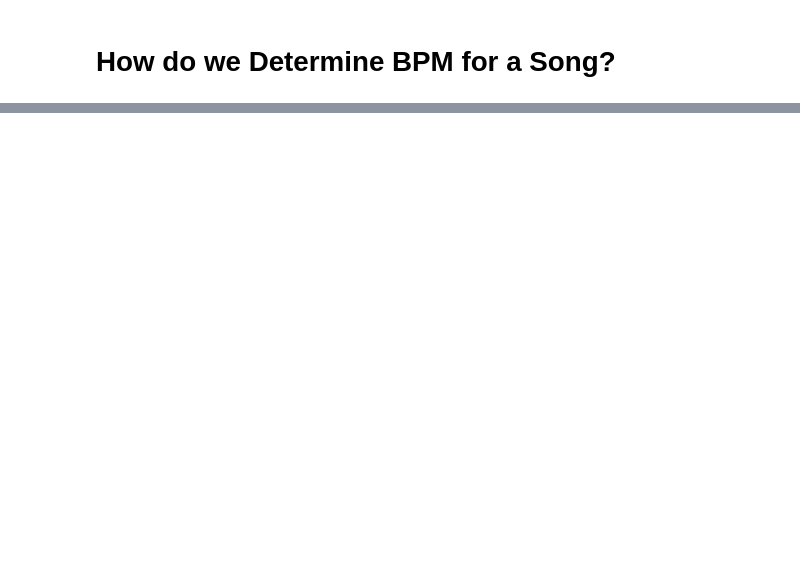
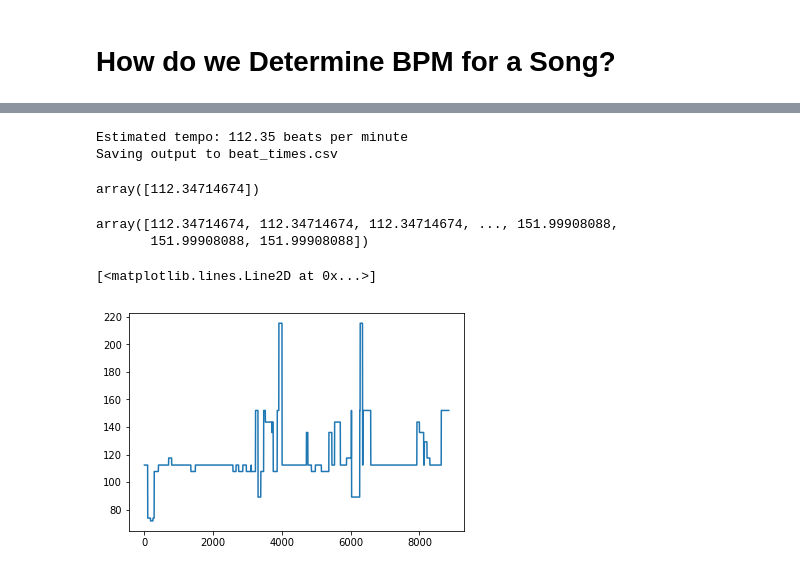
Before and after one commit to brentbiseda/DDR_Deep_Learning, a Jupyter notebook: Random Junk.ipynb, the cells around one changed output, grey strips where cells are left out. Cells and saved outputs as stored; diff of their text form; code cells hidden in the pictures; blank space fills up the shorter version.

Commit message:
Figured out how to get bpm and gap

```diff
--- a/Random Junk.ipynb
+++ b/Random Junk.ipynb
@@ -41,10 +43,13 @@ NoBackendError:
+# %%
+filename = "C:\\Users\\bisedab\\Desktop\\DDR_Deep_Learning\\FUCKABLE.mp3"
+filename = "C:\\Users\\bisedab\\Desktop\\DDR_Deep_Learning\\DTR.mp3"
 # %%
 # Beat tracking example
 from __future__ import print_function
 import librosa
 
 # 1. Get the file path to the included audio example
-filename = librosa.util.example_audio_file()
+#filename = librosa.util.example_audio_file()
 
 # 2. Load the audio as a waveform `y`
 #    Store the sampling rate as `sr`
@@ -60,3 +65,28 @@ beat_times = librosa.frames_to_time(beat_frames, sr=sr)
 
 print('Saving output to beat_times.csv')
 librosa.output.times_csv('beat_times.csv', beat_times)
+# %% [output]
+Estimated tempo: 112.35 beats per minute
+Saving output to beat_times.csv
+# %%
+y, sr = librosa.load(filename)
+onset_env = librosa.onset.onset_strength(y, sr=sr)
+tempo = librosa.beat.tempo(onset_envelope=onset_env, sr=sr)
+# %%
+tempo
+# %% [output]
+array([112.34714674])
+# %%
+y, sr = librosa.load(filename)
+onset_env = librosa.onset.onset_strength(y, sr=sr)#, units = "time")
+dtempo = librosa.beat.tempo(onset_envelope=onset_env, sr=sr, aggregate=None)
+# %%
+dtempo
+# %% [output]
+array([112.34714674, 112.34714674, 112.34714674, ..., 151.99908088,
+       151.99908088, 151.99908088])
+# %%
+plt.plot(dtempo)
+# %% [output]
+[<matplotlib.lines.Line2D at 0x...>]
+[figure, added]
```
Also changed, not shown: parts of 11 cells of this notebook, 4 other files.
